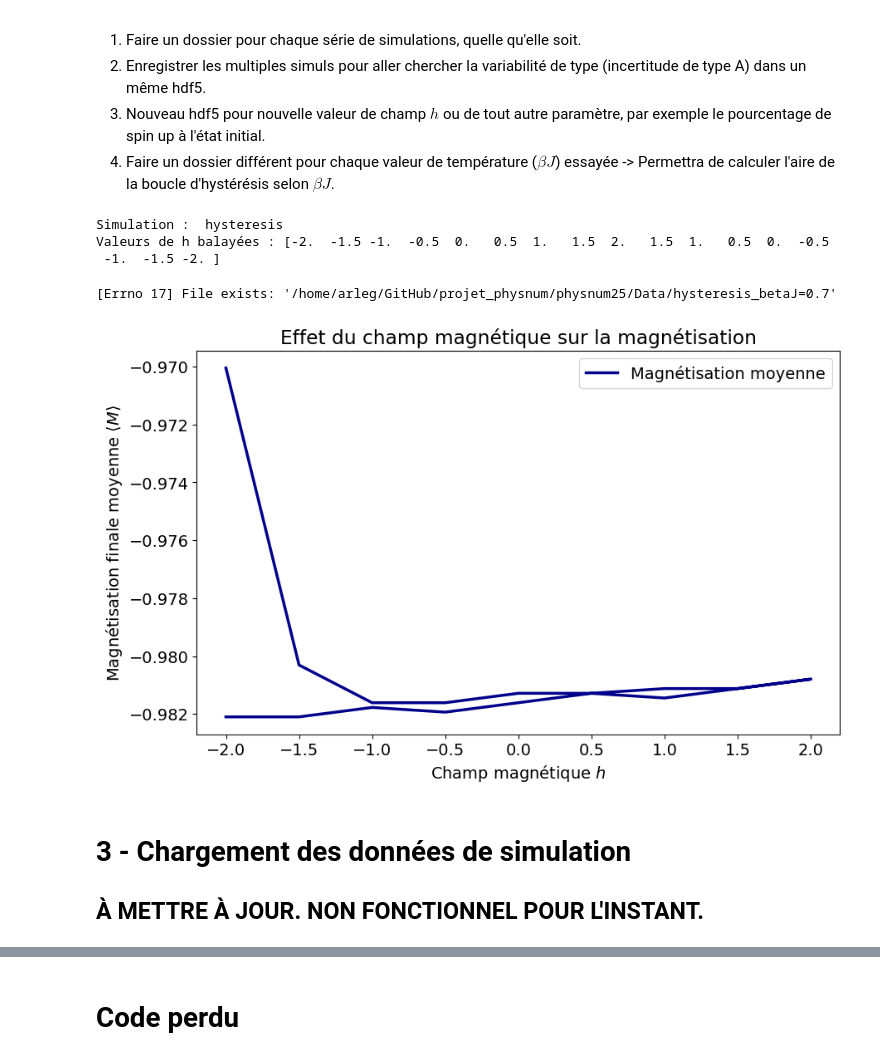
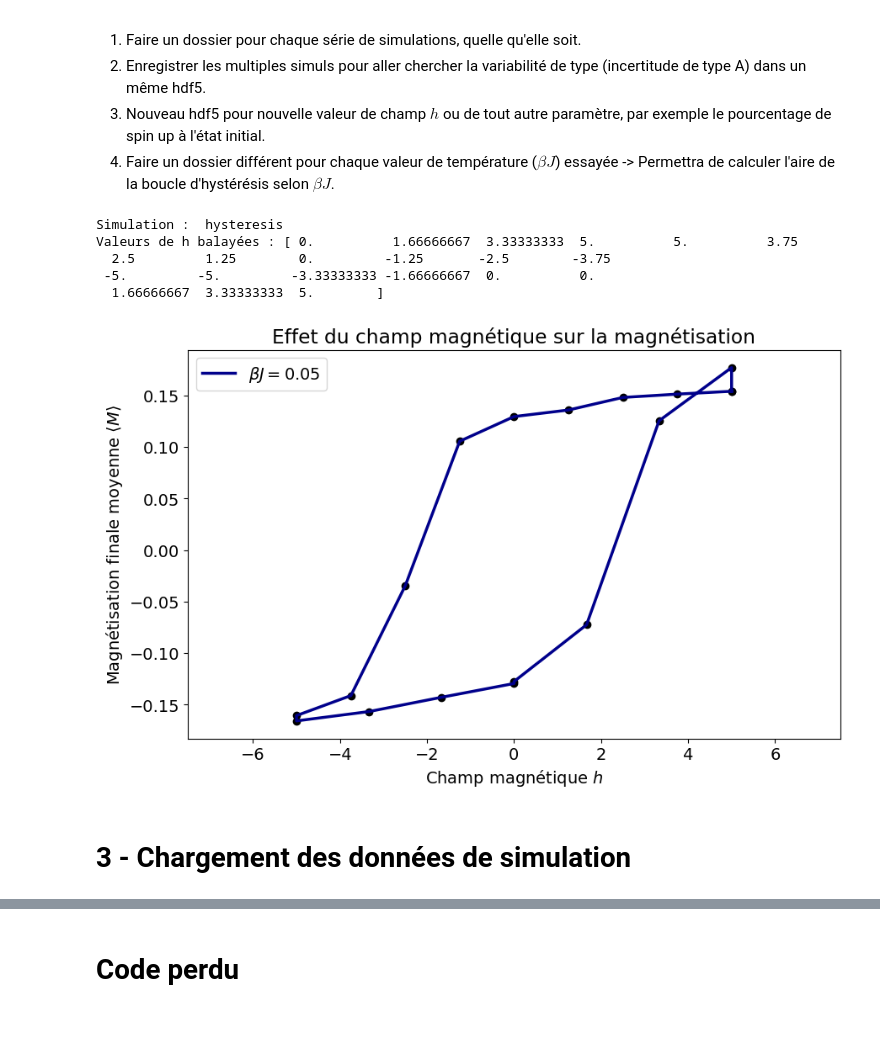
Before and after one commit to arlegare/physnum25, a Jupyter notebook: analyse.ipynb, the cells around one changed output, grey strips where cells are left out. Saved outputs shown, nothing was run; the diff lists cells and outputs as text; code cells hidden in the pictures; blank space fills up the shorter version.

```diff
--- a/analyse.ipynb
+++ b/analyse.ipynb
@@ -161,15 +161,19 @@ def run_batch_simulations(h_vec, n_seeds, base_path, betaJ=0.5, size=64, enreg=T
 # %%
 enreg=False
 simulation_type = "hysteresis" # hysteresis, ou quelque chose d'autre (à suivre)
-h_vec = np.concatenate([np.linspace(-2, 1.5, 8), np.linspace(2, -2, 9)])
-betaJ = 0.7
+branche_n_points = 4
+amplitude_h = 5
+h_vec = np.concatenate([np.linspace(0, 0.5, branche_n_points), np.linspace(0.5, -0.5, branche_n_points*2 + 1), np.linspace(-0.5, 0, branche_n_points), np.linspace(0, 0.5, branche_n_points)])*amplitude_h*2
+betaJ = 0.05
 
 print("Simulation : ", simulation_type)
 print("Valeurs de h balayées :", h_vec)
 # %% [output]
 Simulation :  hysteresis
-Valeurs de h balayées : [-2.  -1.5 -1.  -0.5  0.   0.5  1.   1.5  2.   1.5  1.   0.5  0.  -0.5
- -1.  -1.5 -2. ]
+Valeurs de h balayées : [ 0.          1.66666667  3.33333333  5.          5.          3.75
+  2.5         1.25        0.         -1.25       -2.5        -3.75
+ -5.         -5.         -3.33333333 -1.66666667  0.          0.
+  1.66666667  3.33333333  5.        ]
 # %%
 sim_id = len(fc.identify_files(top_dir+"/Data", keywords=[simulation_type]))
 sim_folder = top_dir + "/Data/" + simulation_type + f"_betaJ={betaJ}".format(sim_id)
@@ -177,19 +181,27 @@ fc.create_folder(sim_folder)
 
 filename = sim_folder + "/" + "simul_" + simulation_type # Juste le noyau du nom de fichier
 mag_data, Ef_data, grille_data = run_batch_simulations(h_vec, n_seeds=3, betaJ=betaJ, base_path=filename, enreg=enreg)
-# %% [output]
-[Errno 17] File exists: '/home/arleg/GitHub/projet_physnum/physnum25/Data/hysteresis_betaJ=0.7'
 # %%
+# Retirer les 4 premiers points pour éviter de voir la branche initiale de magnétisation
+h_vec_filtered = h_vec[branche_n_points:]
+mean_mag = np.mean(mag_data, axis=0)
+mean_mag_filtered = mean_mag[branche_n_points:]
+
+close_loop = True
+if close_loop:
+    h_vec_filtered = np.concatenate([h_vec_filtered, [h_vec_filtered[0]]])
+    mean_mag_filtered = np.concatenate([mean_mag_filtered, [mean_mag_filtered[0]]])
+
 plt.figure(figsize=(10,6))
-plt.plot(h_vec, np.mean(mag_data,axis=0), color="darkBlue", linewidth=2.5, label="Magnétisation moyenne")
+plt.plot(h_vec_filtered, mean_mag_filtered, color="darkBlue", linewidth=2.5, label=r"$\beta J = $" + f"{betaJ:.2f}")
+plt.scatter(h_vec_filtered, mean_mag_filtered, color="black")
 plt.xlabel(r"Champ magnétique $h$")
 plt.ylabel(r"Magnétisation finale moyenne $\langle M \rangle $")
 plt.title("Effet du champ magnétique sur la magnétisation")
+plt.xlim(-1.5*amplitude_h, 1.5*amplitude_h)
 plt.legend()
 plt.show()
 # %% [output]
-[figure, old version]
+[figure, new version]
 # %% [markdown]
 # 3 - Chargement des données de simulation
-
-## À METTRE À JOUR. NON FONCTIONNEL POUR L'INSTANT.
```
Also changed, not shown: parts of 5 cells of this notebook.
